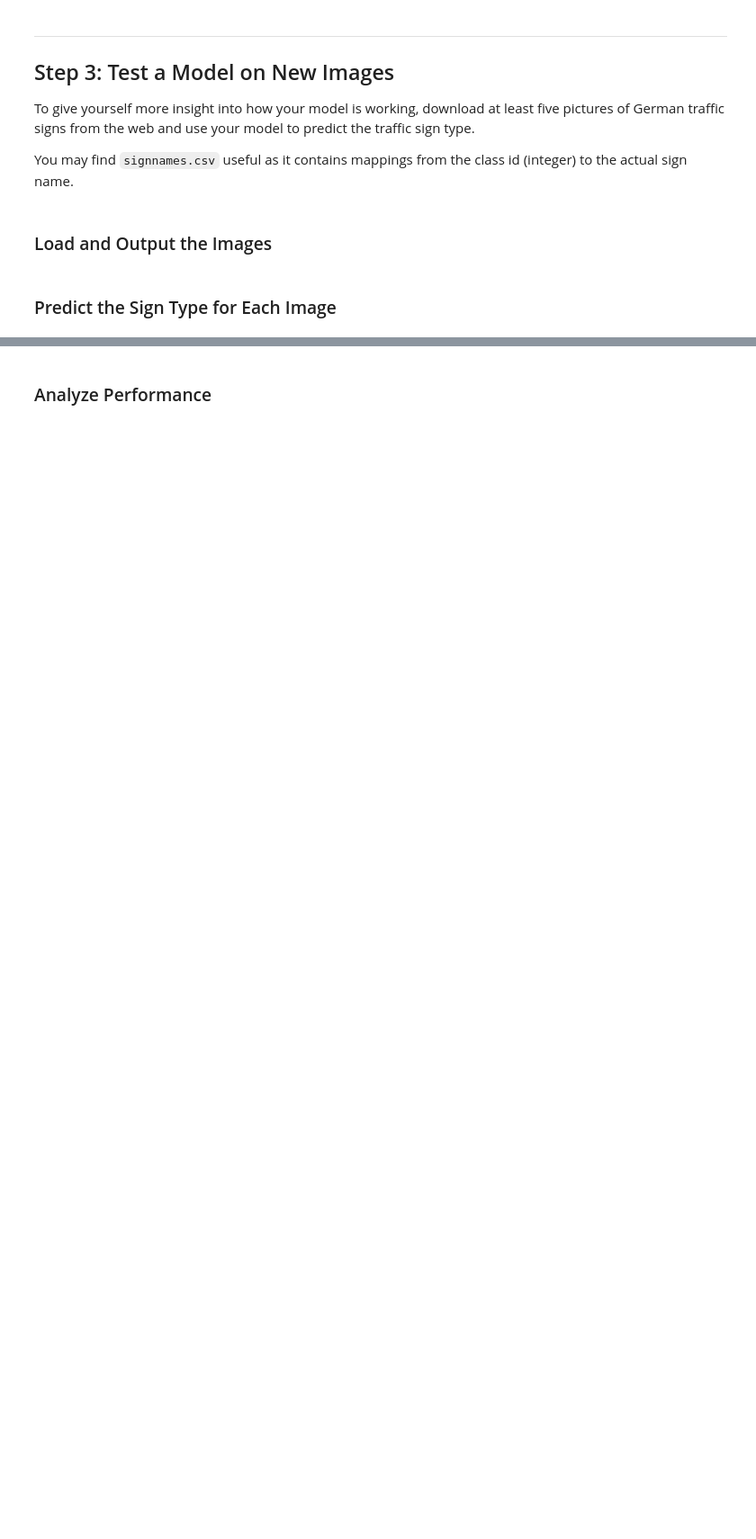
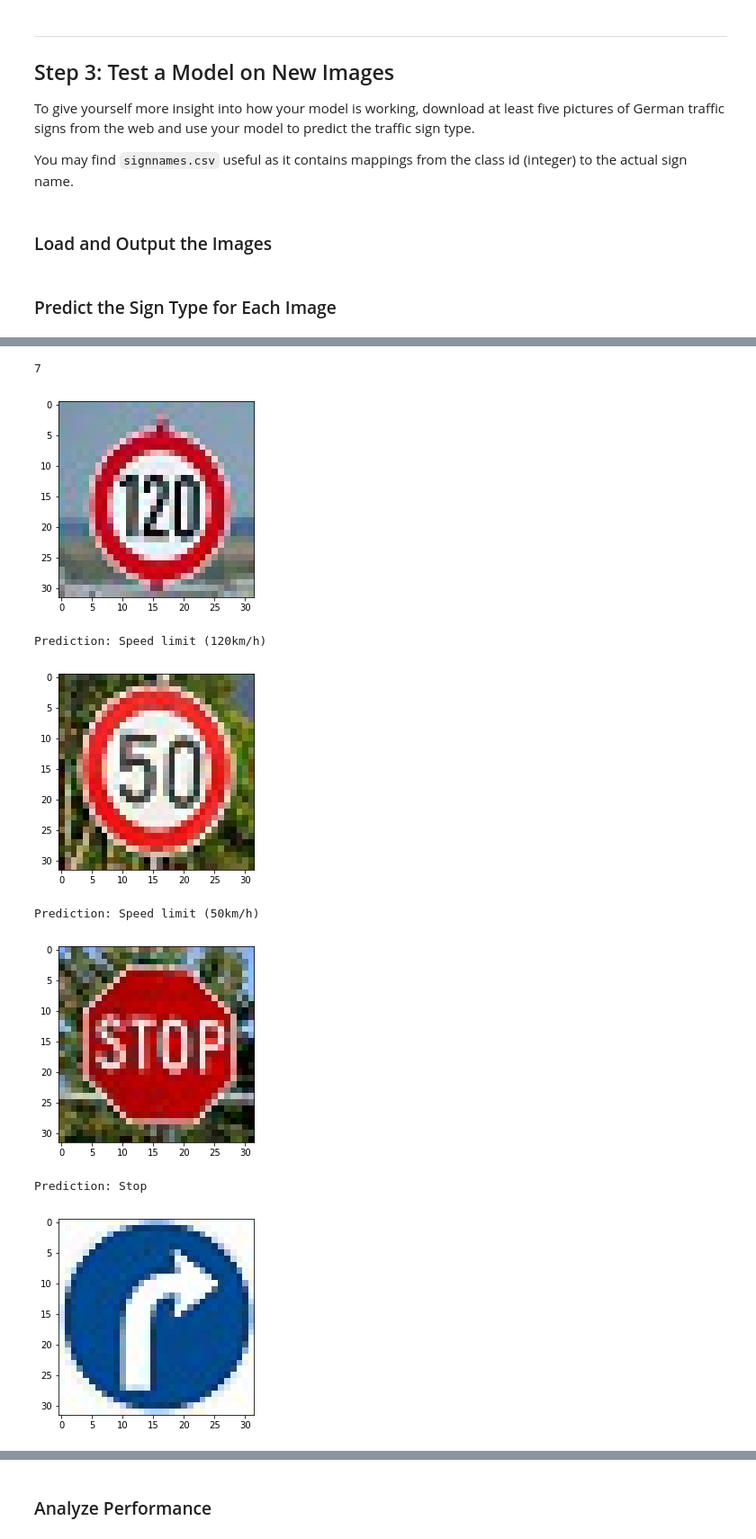
Before and after one commit to thedaps/CarND-Traffic-Sign-Classifier-Project, a Jupyter notebook: Traffic_Sign_Classifier.ipynb, the cells around one changed output, grey strips where cells are left out. Shown: that part at 90% size. Saved outputs shown, nothing was run; the diff lists cells and outputs as text; code cells hidden in the pictures; blank space fills up the shorter version.

```diff
--- a/Traffic_Sign_Classifier.ipynb
+++ b/Traffic_Sign_Classifier.ipynb
@@ -216,7 +355,8 @@ def normalize (images):
 
 X_train = normalize(X_train)
 X_valid = normalize(X_valid)
-X_test = normalize(X_valid)
+X_test = normalize(X_test)
+
 print('Normalized images')
 # %% [output]
 Normalized images
@@ -357,5 +484,6 @@ def evaluate(X_data, y_data):
 # %%
 from sklearn.utils import shuffle
+
 with tf.Session() as sess:
 
     sess.run(tf.global_variables_initializer())
@@ -364,18 +492,20 @@ with tf.Session() as sess:
     print("Training...")
 
     for i in range(EPOCHS):
+
+        print("EPOCH {}".format(i+1))
         X_train, y_train = shuffle(X_train, y_train)
+
         for offset in range(0, num_examples, BATCH_SIZE):
             end = offset + BATCH_SIZE
             batch_x, batch_y = X_train[offset:end], y_train[offset:end]
-            sess.run(training_operation, feed_dict={x: batch_x, y: batch_y, probabilities: 0.5})
+            sess.run(training_operation, feed_dict={x: batch_x, y: batch_y})
 
         validation_accuracy = evaluate(X_valid, y_valid)
-        print("EPOCH {} ...".format(i+1))
         print("Validation Accuracy = {:.3f}".format(validation_accuracy))
         print()
 
-    saver.save(sess, 'lenet')
+    saver.save(sess, path+'lenet')
     print("Model saved")
 # %% [output]
 Training...
@@ -412,2 +616,14 @@ You may find `signnames.csv` useful as it contains mappings from the class id (i
 # %% [markdown]
 ### Predict the Sign Type for Each Image
+# %%
+orig = myimages
+
+x_in = orig
+x_in = convert_to_gray(x_in)
+x_in = normalize(x_in)
+
+y_in = mylabels
+
+print(orig.shape)
+print(x_in.shape)
+print(y_in.shape)
@@ -414,4 +634,34 @@ You may find `signnames.csv` useful as it contains mappings from the class id (i
 # %%
 ### Run the predictions here and use the model to output the prediction for each image.
 ### Make sure to pre-process the images with the same pre-processing pipeline used earlier.
 ### Feel free to use as many code cells as needed.
+
+with tf.Session() as sess:
+
+    sess.run(tf.global_variables_initializer())
+
+    loader = tf.train.import_meta_graph('lenet.meta')
+    loader.restore(sess, tf.train.latest_checkpoint('./'))
+
+    mysoftmax = sess.run(prediction, feed_dict={x: x_in})
+    mypredictions = sess.run(prediction_label, feed_dict={x: x_in})
+    myaccuracy = evaluate(x_in, y_in)
+
+    num_images = orig.shape[0]
+    print(num_images)
+
+    for i in range(0, num_images):
+        plt.imshow(orig[i])
+        plt.show()
+        print("Prediction:", data.ix[mypredictions[i], "SignName"])
+
+print("Predictions Done")
+# %% [output]
+7
+[figure, added]
+Prediction: Speed limit (120km/h)
+[figure, added]
+Prediction: Speed limit (50km/h)
+[figure, added]
+Prediction: Stop
+[figure, added]
```
Also changed, not shown: parts of 29 cells of this notebook.
